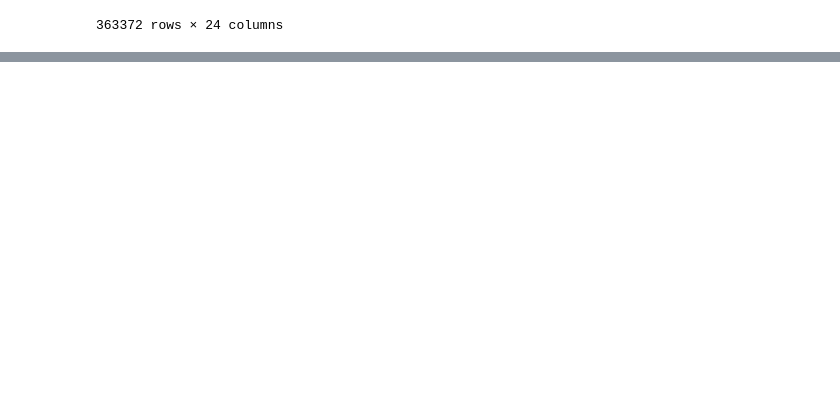
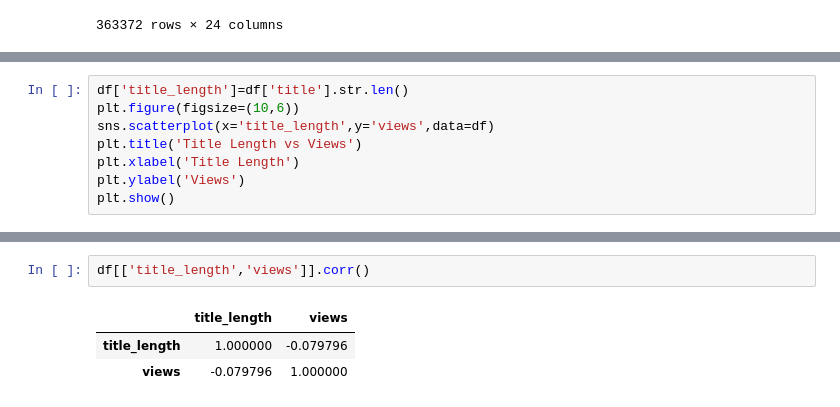
Before and after one commit to AlyModrik41/Youtube-Success-Analysis, a Jupyter notebook: main.ipynb, the cells around one changed output, grey strips where cells are left out. Saved outputs shown, nothing was run; the diff lists cells and outputs as text; blank space fills up the shorter version.

```diff
--- a/main.ipynb
+++ b/main.ipynb
@@ -571,0 +592,8 @@ df
+# %%
+df['title_length']=df['title'].str.len()
+plt.figure(figsize=(10,6))
+sns.scatterplot(x='title_length',y='views',data=df)
+plt.title('Title Length vs Views')
+plt.xlabel('Title Length')
+plt.ylabel('Views')
+plt.show()
@@ -571,0 +602,6 @@ df
+# %%
+df[['title_length','views']].corr()
+# %% [output]
+|  | title_length | views |
+| title_length | 1.000000 | -0.079796 |
+| views | -0.079796 | 1.000000 |
```
Also changed, not shown: parts of 6 cells of this notebook.
